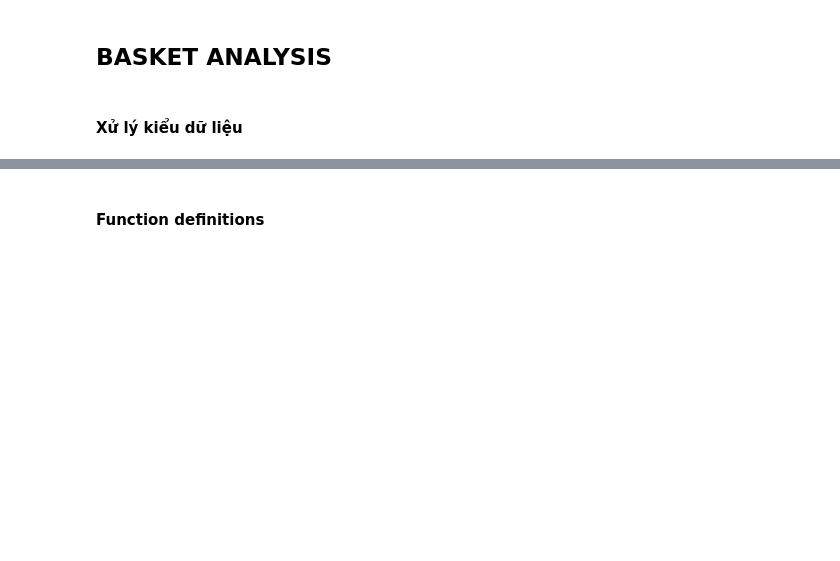
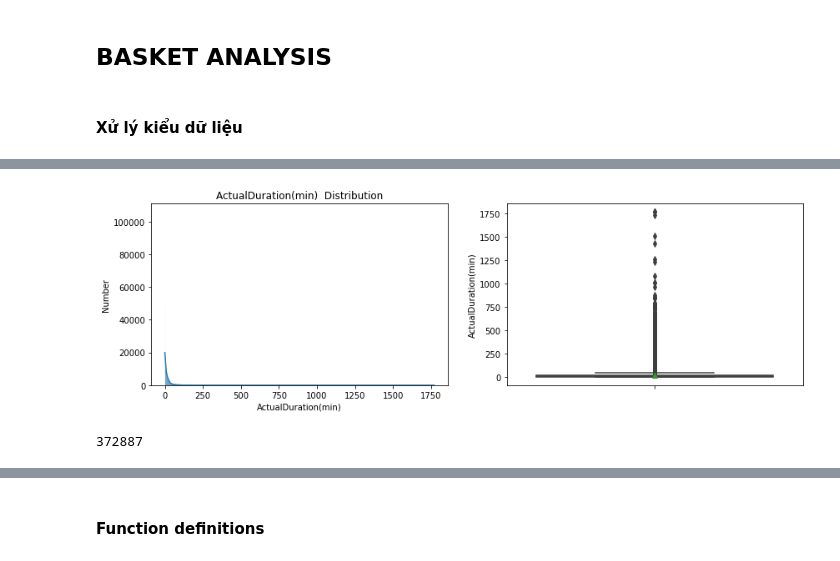
Before and after one commit to ngttnguyen/myhackathon, a Jupyter notebook: hackathon_voiz_basket_analysis.ipynb, the cells around one changed output, grey strips where cells are left out. Cells and saved outputs as stored; diff of their text form; code cells hidden in the pictures; blank space fills up the shorter version.

```diff
--- a/hackathon_voiz_basket_analysis.ipynb
+++ b/hackathon_voiz_basket_analysis.ipynb
@@ -50,0 +106,4 @@ order_detail_df["Transaction Date"]=order_detail_df["Transaction Date"].astype("
+# %%
+visualize_numerical(listening_detail_df,"ActualDuration(min)")
+# %% [output]
+[figure, added]
@@ -50,0 +113,6 @@ order_detail_df["Transaction Date"]=order_detail_df["Transaction Date"].astype("
+# %%
+## Drop những lượt nghe có duration ngắn hơn 5'
+listening_detail_df = listening_detail_df[listening_detail_df["ActualDuration(min)"]>=5]
+listening_detail_df.shape[0]
+# %% [output]
+372887
```
Also changed, not shown: parts of 24 cells of this notebook.
